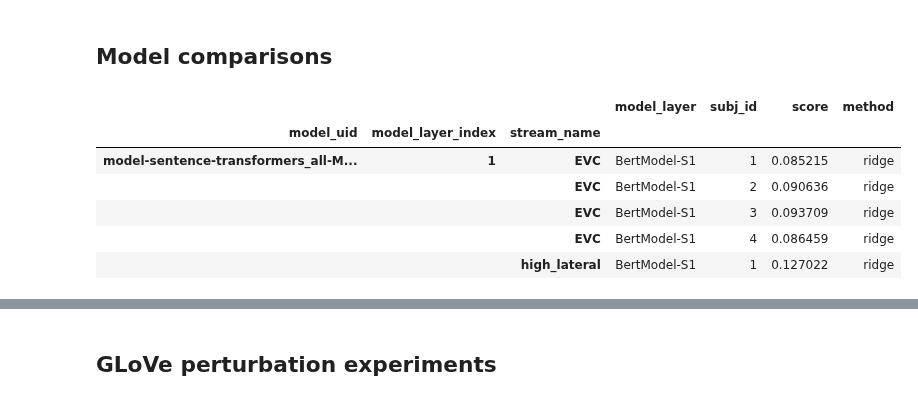
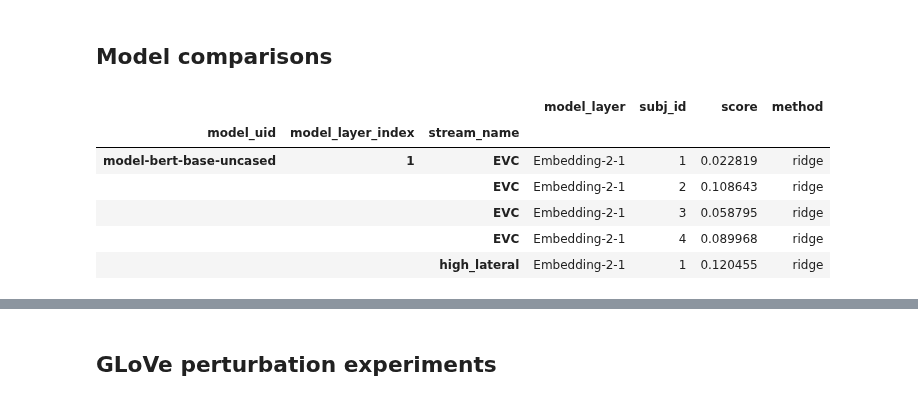
Before and after one commit to Isik-lab/SIfMRI_modeling, a Jupyter notebook: notebooks/modeling_exploration.ipynb, the cells around one changed output, grey strips where cells are left out. Drawn from its saved outputs; the diff is of its cells as text; code cells hidden in the pictures.

```diff
--- a/notebooks/modeling_exploration.ipynb
+++ b/notebooks/modeling_exploration.ipynb
@@ -15,32 +15,34 @@ interim_dir = f'{top_dir}/data/interim'
 # %%
 scores = []
 
 files = glob(f'{interim_dir}/VisionEncoding/*.csv')
 for file in files:
     df = pd.read_csv(file)
     df['model_uid'] = file.split('/')[-1].split('.csv')[0]
     scores.append(df)
 
 files = glob(f'{interim_dir}/LLMEncoding/*orig_ordered.csv')
+files += glob(f'{interim_dir}/LLMEncoding/*None.csv')
+files += glob(f'{interim_dir}/LLMEncoding/*none.csv')
 for file in files:
     df = pd.read_csv(file)
     df['model_uid'] = file.split('/')[-1].split('.csv')[0].split('_perturb')[0]
     scores.append(df)
 
 scores = pd.concat(scores).reset_index(drop=True)
 scores = scores[scores['stream_name'] != 'none'].reset_index(drop=True)
 scores['model_layer_index'] = scores.model_layer_index.astype('str')
 scores.set_index(['model_uid', 'model_layer_index', 'stream_name'], inplace=True)
 scores.sort_index(inplace=True)
 scores.head()
 # %% [output]
 |  |  |  | model_layer | subj_id | score | method |
 | model_uid | model_layer_index | stream_name |  |  |  |  |
-| model-sentence-transformers_all-M... | 1 | EVC | BertModel-S1 | 1 | 0.085215 | ridge |
-|  |  | EVC | BertModel-S1 | 2 | 0.090636 | ridge |
-|  |  | EVC | BertModel-S1 | 3 | 0.093709 | ridge |
-|  |  | EVC | BertModel-S1 | 4 | 0.086459 | ridge |
-|  |  | high_lateral | BertModel-S1 | 1 | 0.127022 | ridge |
+| model-bert-base-uncased | 1 | EVC | Embedding-2-1 | 1 | 0.022819 | ridge |
+|  |  | EVC | Embedding-2-1 | 2 | 0.108643 | ridge |
+|  |  | EVC | Embedding-2-1 | 3 | 0.058795 | ridge |
+|  |  | EVC | Embedding-2-1 | 4 | 0.089968 | ridge |
+|  |  | high_lateral | Embedding-2-1 | 1 | 0.120455 | ridge |
 # %%
 avg_scores = scores.reset_index().groupby(['model_uid', 'model_layer_index', 'stream_name']).mean().reset_index()
 iter_scores = avg_scores.groupby(['model_uid', 'stream_name'])
```
Also changed, not shown: parts of 2 cells of this notebook, 2 other files.
